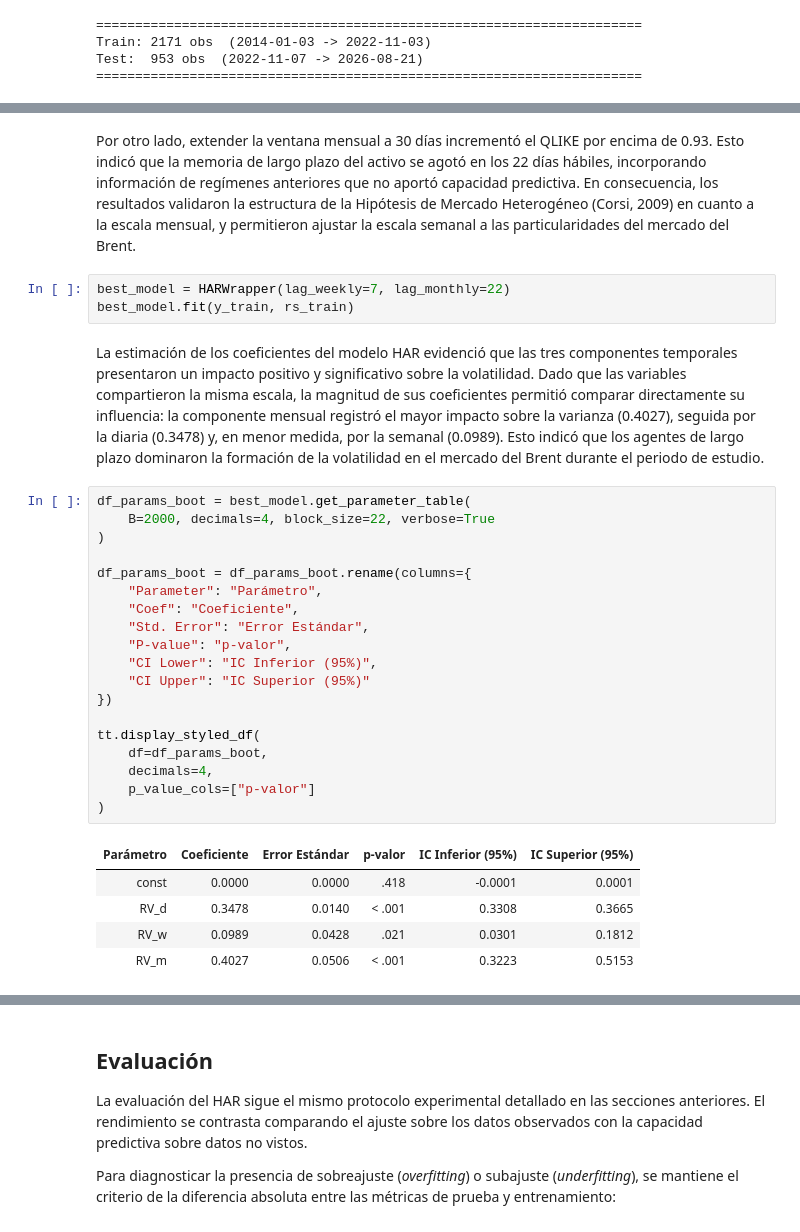
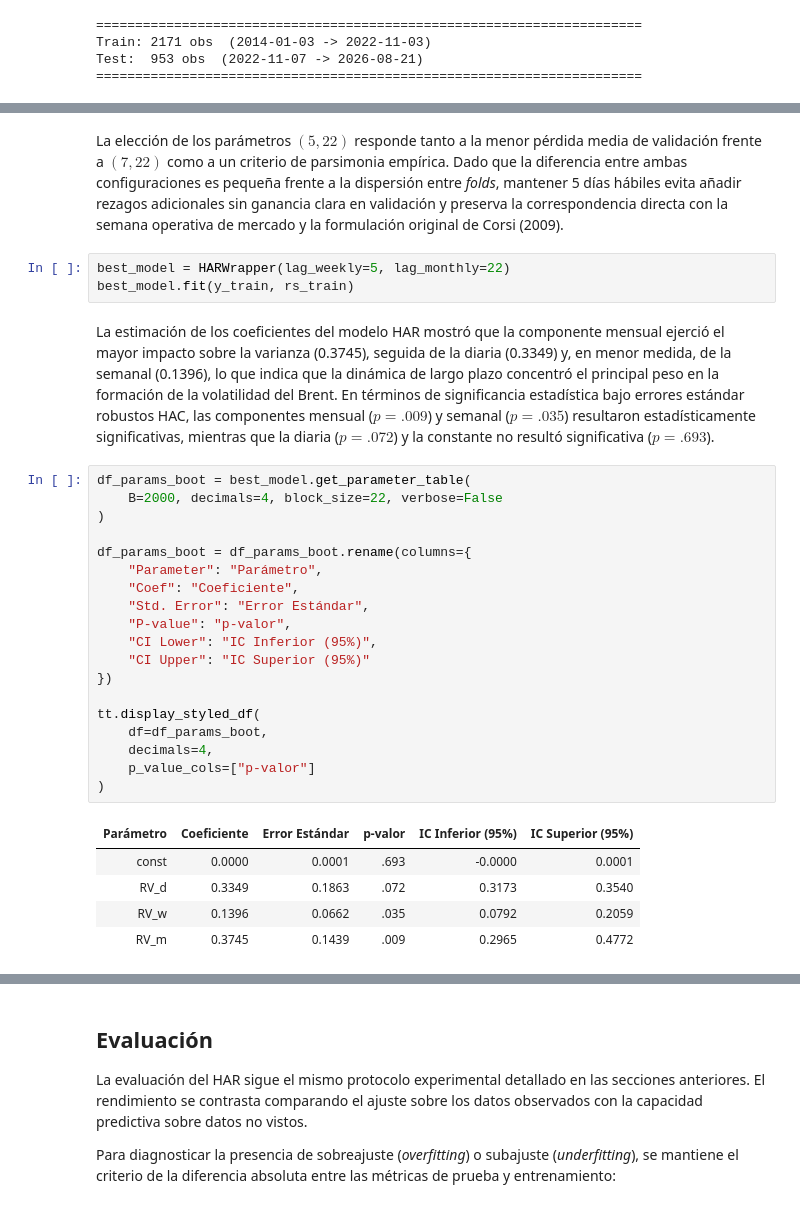
Before and after one commit to cjarango/brent-crude-nlp-market-dynamics, a Jupyter notebook: notebooks/06_har_model.ipynb, the cells around one changed output, grey strips where cells are left out. Cells and saved outputs as stored; diff of their text form.

```diff
--- a/notebooks/06_har_model.ipynb
+++ b/notebooks/06_har_model.ipynb
@@ -242,33 +238,33 @@ tt.display_styled_df(df=df_final, align_left_first=False, decimals=3)
 # %% [markdown]
-Por otro lado, extender la ventana mensual a 30 días incrementó el QLIKE por encima de 0.93. Esto indicó que la memoria de largo plazo del activo se agotó en los 22 días hábiles, incorporando información de regímenes anteriores que no aportó capacidad predictiva. En consecuencia, los resultados validaron la estructura de la Hipótesis de Mercado Heterogéneo (Corsi, 2009) en cuanto a la escala mensual, y permitieron ajustar la escala semanal a las particularidades del mercado del Brent.
+La elección de los parámetros $(5, 22)$ responde tanto a la menor pérdida media de validación frente a $(7, 22)$ como a un criterio de parsimonia empírica. Dado que la diferencia entre ambas configuraciones es pequeña frente a la dispersión entre *folds*, mantener 5 días hábiles evita añadir rezagos adicionales sin ganancia clara en validación y preserva la correspondencia directa con la semana operativa de mercado y la formulación original de Corsi (2009).
 # %%
-best_model = HARWrapper(lag_weekly=7, lag_monthly=22)
+best_model = HARWrapper(lag_weekly=5, lag_monthly=22)
 best_model.fit(y_train, rs_train)
 # %% [markdown]
-La estimación de los coeficientes del modelo HAR evidenció que las tres componentes temporales presentaron un impacto positivo y significativo sobre la volatilidad. Dado que las variables compartieron la misma escala, la magnitud de sus coeficientes permitió comparar directamente su influencia: la componente mensual registró el mayor impacto sobre la varianza (0.4027), seguida por la diaria (0.3478) y, en menor medida, por la semanal (0.0989). Esto indicó que los agentes de largo plazo dominaron la formación de la volatilidad en el mercado del Brent durante el periodo de estudio.
+La estimación de los coeficientes del modelo HAR mostró que la componente mensual ejerció el mayor impacto sobre la varianza (0.3745), seguida de la diaria (0.3349) y, en menor medida, de la semanal (0.1396), lo que indica que la dinámica de largo plazo concentró el principal peso en la formación de la volatilidad del Brent. En términos de significancia estadística bajo errores estándar robustos HAC, las componentes mensual ($p = .009$) y semanal ($p = .035$) resultaron estadísticamente significativas, mientras que la diaria ($p = .072$) y la constante no resultó significativa ($p = .693$).
 # %%
 df_params_boot = best_model.get_parameter_table(
-    B=2000, decimals=4, block_size=22, verbose=True
+    B=2000, decimals=4, block_size=22, verbose=False
 )
 
 df_params_boot = df_params_boot.rename(columns={
     "Parameter": "Parámetro",
     "Coef": "Coeficiente",
     "Std. Error": "Error Estándar",
     "P-value": "p-valor",
     "CI Lower": "IC Inferior (95%)",
     "CI Upper": "IC Superior (95%)"
 })
 
 tt.display_styled_df(
     df=df_params_boot,
     decimals=4,
     p_value_cols=["p-valor"]
 )
 # %% [output]
 | Parámetro | Coeficiente | Error Estándar | p-valor | IC Inferior (95%) | IC Superior (95%) |
-| const | 0.0000 | 0.0000 | .418 | -0.0001 | 0.0001 |
-| RV_d | 0.3478 | 0.0140 | < .001 | 0.3308 | 0.3665 |
-| RV_w | 0.0989 | 0.0428 | .021 | 0.0301 | 0.1812 |
-| RV_m | 0.4027 | 0.0506 | < .001 | 0.3223 | 0.5153 |
+| const | 0.0000 | 0.0001 | .693 | -0.0000 | 0.0001 |
+| RV_d | 0.3349 | 0.1863 | .072 | 0.3173 | 0.3540 |
+| RV_w | 0.1396 | 0.0662 | .035 | 0.0792 | 0.2059 |
+| RV_m | 0.3745 | 0.1439 | .009 | 0.2965 | 0.4772 |
 # %% [markdown]
```
Also changed, not shown: parts of 22 cells of this notebook, 45 other files.
